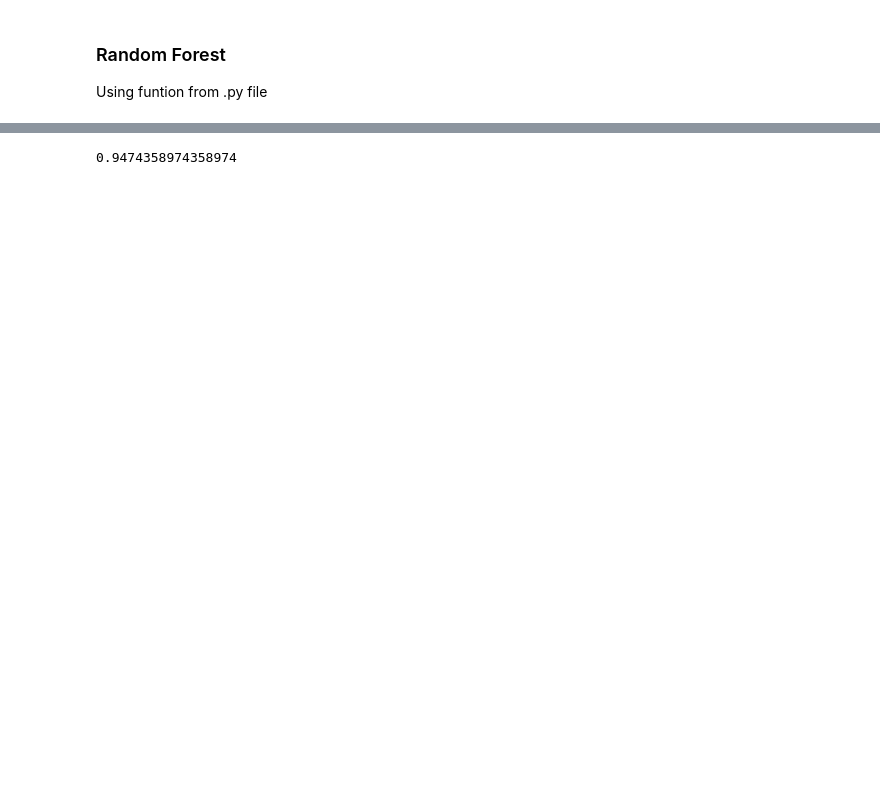
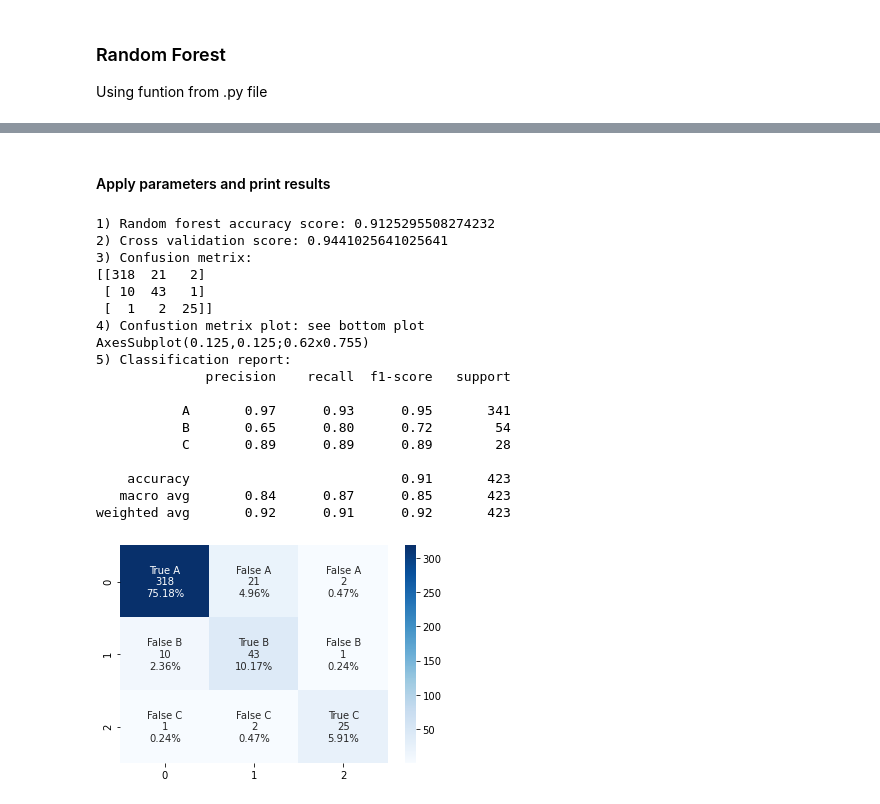
Before and after one commit to yuawano/fetal_health_classification, a Jupyter notebook: Python/3.1_ML_upsampling.ipynb, the cells around one changed output, grey strips where cells are left out. Saved outputs shown, nothing was run; the diff lists cells and outputs as text; code cells hidden in the pictures; blank space fills up the shorter version.

Commit message:
add random forest classification report'

```diff
--- a/Python/3.1_ML_upsampling.ipynb
+++ b/Python/3.1_ML_upsampling.ipynb
@@ -243,4 +243,24 @@ grid_search.best_params_
+# %% [markdown]
+#### Apply parameters and print results
 # %%
-random_forest_param_test(X_train_up, y_train_up, 'auto', 1, 2, 10, 50)
+random_forest_param(X_train_up, y_train_up, X_test, y_test, 'auto', 1, 2, 10, 50)
 # %% [output]
-0.9474358974358974
+1) Random forest accuracy score: 0.9125295508274232
+2) Cross validation score: 0.9441025641025641
+3) Confusion metrix:
+[[318  21   2]
+ [ 10  43   1]
+ [  1   2  25]]
+4) Confustion metrix plot: see bottom plot
+AxesSubplot(0.125,0.125;0.62x0.755)
+5) Classification report:
+              precision    recall  f1-score   support
+
+           A       0.97      0.93      0.95       341
+           B       0.65      0.80      0.72        54
+           C       0.89      0.89      0.89        28
+
+    accuracy                           0.91       423
+   macro avg       0.84      0.87      0.85       423
+weighted avg       0.92      0.91      0.92       423
+[figure, added]
```
Also changed, not shown: parts of 9 cells of this notebook, 2 other files.
